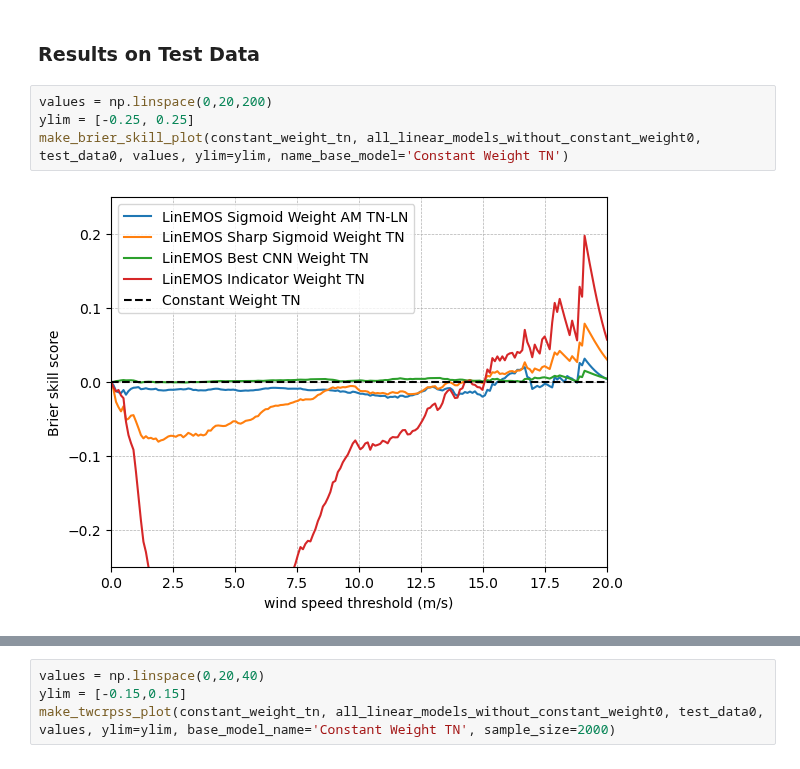
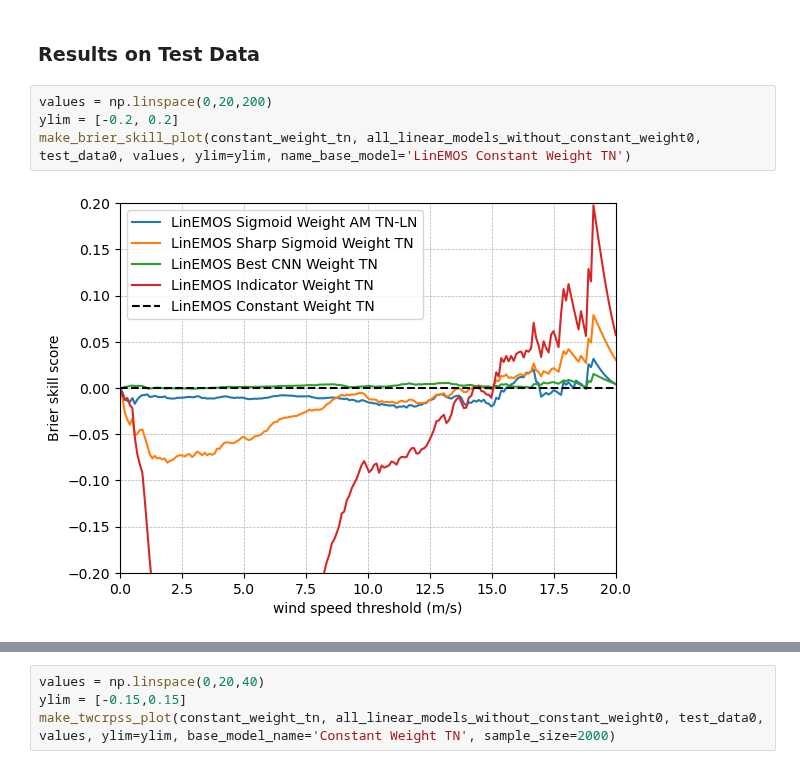
Before and after one commit to SimonHakvoort/thesiscode, a Jupyter notebook: src/visualization/experiments_figures.ipynb, the cells around one changed output, grey strips where cells are left out. Cells and saved outputs as stored; diff of their text form.

```diff
--- a/src/visualization/experiments_figures.ipynb
+++ b/src/visualization/experiments_figures.ipynb
@@ -723,7 +715,7 @@ plt.show()
 ### Results on Test Data
 # %%
 values = np.linspace(0,20,200)
-ylim = [-0.25, 0.25]
-make_brier_skill_plot(constant_weight_tn, all_linear_models_without_constant_weight0, test_data0, values, ylim=ylim, name_base_model='Constant Weight TN')
+ylim = [-0.2, 0.2]
+make_brier_skill_plot(constant_weight_tn, all_linear_models_without_constant_weight0, test_data0, values, ylim=ylim, name_base_model='LinEMOS Constant Weight TN')
 # %% [output]
-[figure, old version]
+[figure, new version]
```
Also changed, not shown: parts of 17 cells of this notebook, 3 other files.
